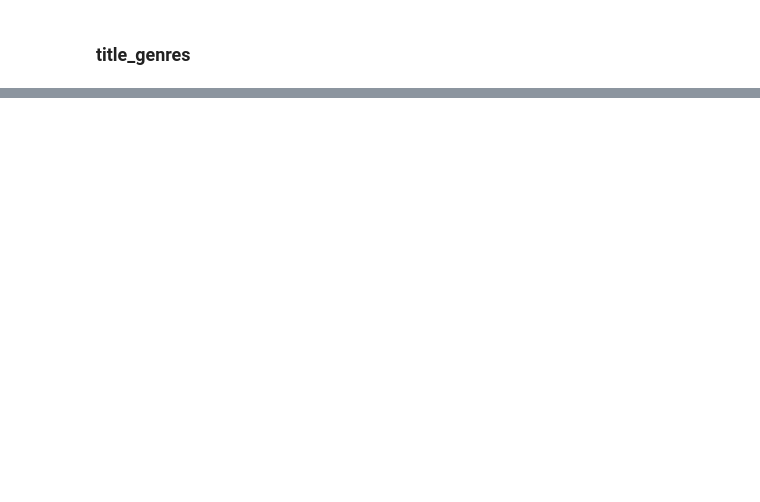
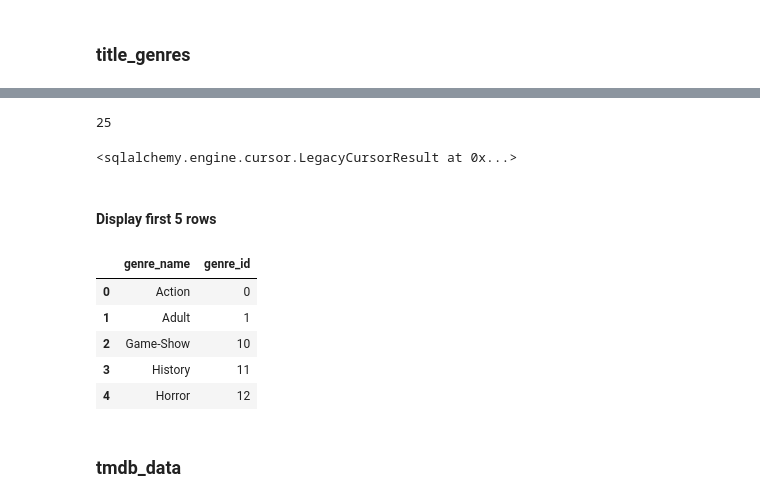
Before and after one commit to Jalicia-Harris/Box-Office-Predictions, a Jupyter notebook: IMDB Stackholder Database.ipynb, the cells around one changed output, grey strips where cells are left out. Drawn from its saved outputs; the diff is of its cells as text; code cells hidden in the pictures; blank space fills up the shorter version.

```diff
--- a/IMDB Stackholder Database.ipynb
+++ b/IMDB Stackholder Database.ipynb
@@ -212,6 +212,9 @@ genres.head()
 | 2 | Adventure | 2 |
 | 3 | Animation | 3 |
 | 4 | Biography | 4 |
+# %%
+# Convert 'genre_id' column to object
+genres['genre_id'] = genres['genre_id'].astype(str)
 # %% [markdown]
 ### Discard unnecessary infomation:
 # %%
@@ -396,0 +533,27 @@ engine.execute('ALTER TABLE title_ratings ADD PRIMARY KEY (`tconst`);')
+# %%
+# Save to sql with dtype and index=False
+genres.to_sql('genres', engine, dtype=df_schema, if_exists='replace', index=False)
+# %% [output]
+25
+# %%
+# Run query to add primary key
+engine.execute('ALTER TABLE genres ADD PRIMARY KEY (`genre_id`);')
+# %% [output]
+<sqlalchemy.engine.cursor.LegacyCursorResult at 0x...>
+# %% [markdown]
+#### Display first 5 rows
+# %%
+q = """ SELECT *
+FROM genres
+LIMIT 5;
+"""
+pd.read_sql(q, engine)
+# %% [output]
+|  | genre_name | genre_id |
+| 0 | Action | 0 |
+| 1 | Adult | 1 |
+| 2 | Game-Show | 10 |
+| 3 | History | 11 |
+| 4 | Horror | 12 |
+# %% [markdown]
+### tmdb_data
```
Also changed, not shown: parts of 27 cells of this notebook.
